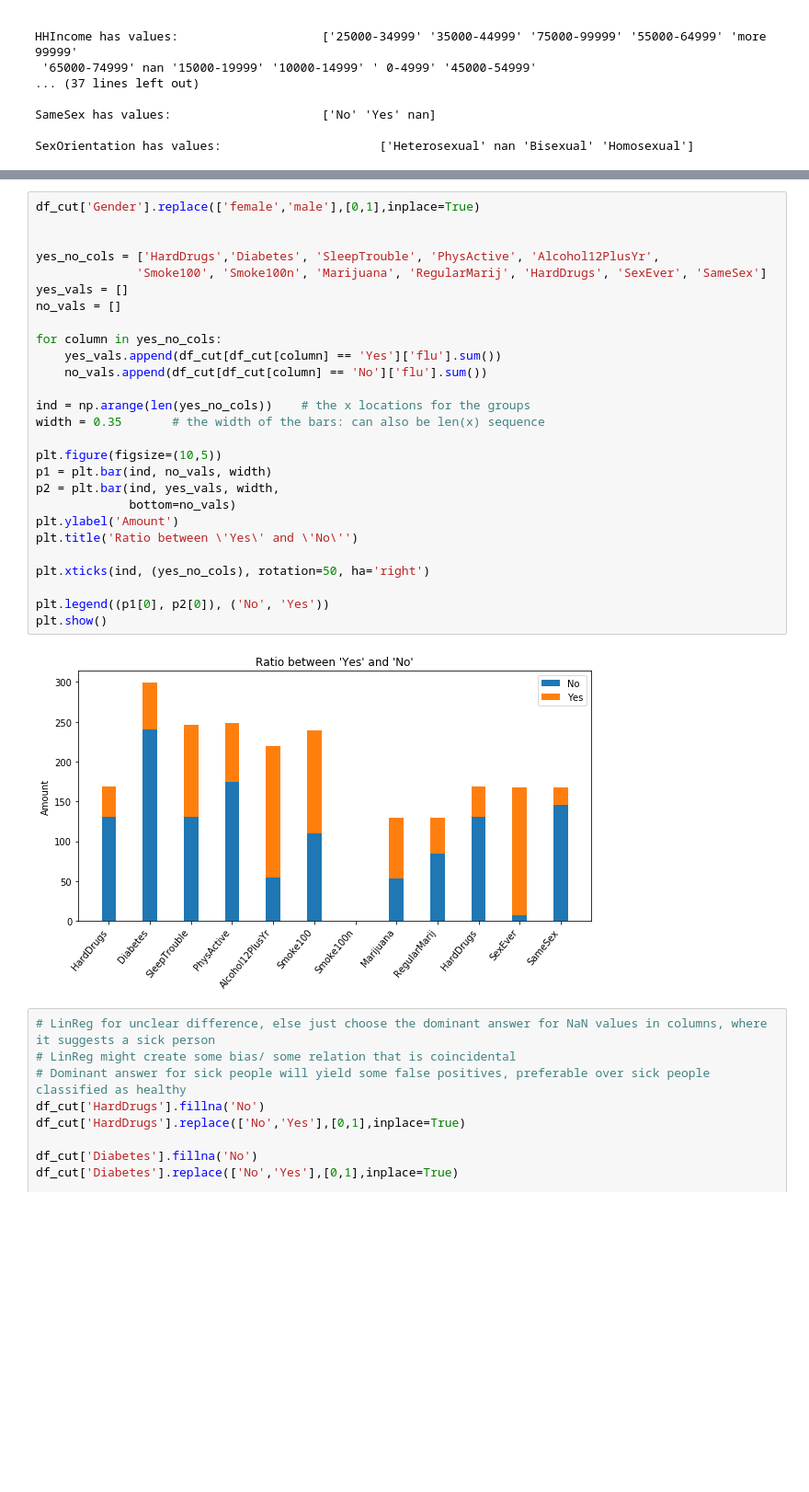
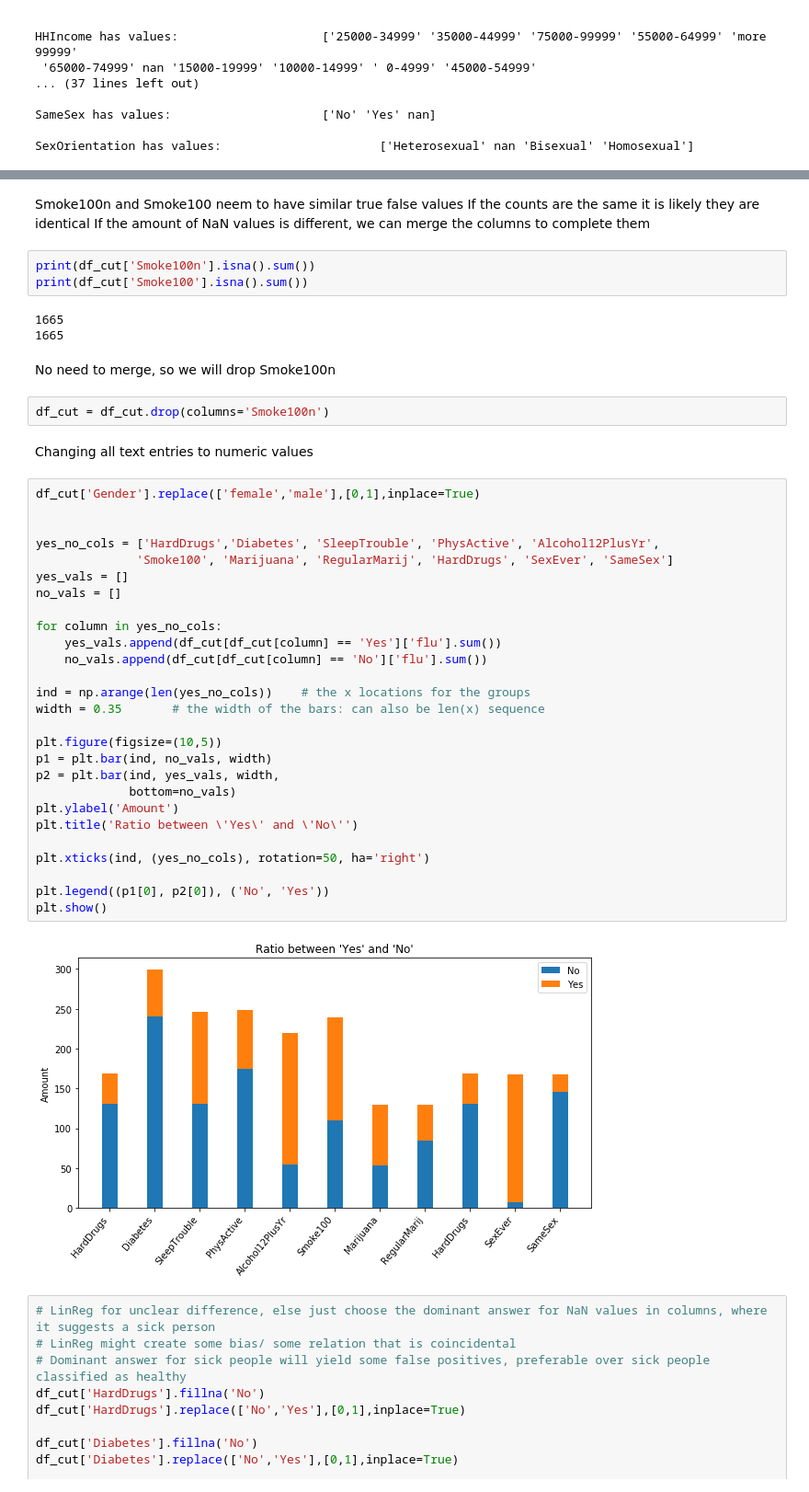
Before and after one commit to rikdijkstra/Data-Analysis-Kaggle-Competition, a Jupyter notebook: kaggle_starter.ipynb, the cells around one changed output, grey strips where cells are left out. Shown: that part at 92% size. Drawn from its saved outputs; the diff is of its cells as text; blank space fills up the shorter version.

```diff
--- a/kaggle_starter.ipynb
+++ b/kaggle_starter.ipynb
@@ -221,32 +313,48 @@ Nothing weird to see here, columns with simple 'male'/'female' or 'yes'/'no' can
+# %% [markdown]
+Smoke100n and Smoke100 neem to have similar true false values
+If the counts are the same it is likely they are identical
+If the amount of NaN values is different, we can merge the columns to complete them
+# %%
+print(df_cut['Smoke100n'].isna().sum())
+print(df_cut['Smoke100'].isna().sum())
+# %% [output]
+1665
+1665
+# %% [markdown]
+No need to merge, so we will drop Smoke100n
+# %%
+df_cut = df_cut.drop(columns='Smoke100n')
+# %% [markdown]
+Changing all text entries to numeric values
 # %%
 df_cut['Gender'].replace(['female','male'],[0,1],inplace=True)
 
 
 yes_no_cols = ['HardDrugs','Diabetes', 'SleepTrouble', 'PhysActive', 'Alcohol12PlusYr',
-              'Smoke100', 'Smoke100n', 'Marijuana', 'RegularMarij', 'HardDrugs', 'SexEver', 'SameSex']
+              'Smoke100', 'Marijuana', 'RegularMarij', 'HardDrugs', 'SexEver', 'SameSex']
 yes_vals = []
 no_vals = []
 
 for column in yes_no_cols:
     yes_vals.append(df_cut[df_cut[column] == 'Yes']['flu'].sum())
     no_vals.append(df_cut[df_cut[column] == 'No']['flu'].sum())
 
 ind = np.arange(len(yes_no_cols))    # the x locations for the groups
 width = 0.35       # the width of the bars: can also be len(x) sequence
 
 plt.figure(figsize=(10,5))
 p1 = plt.bar(ind, no_vals, width)
 p2 = plt.bar(ind, yes_vals, width,
              bottom=no_vals)
 plt.ylabel('Amount')
 plt.title('Ratio between \'Yes\' and \'No\'')
 
 plt.xticks(ind, (yes_no_cols), rotation=50, ha='right')
 
 plt.legend((p1[0], p2[0]), ('No', 'Yes'))
 plt.show()
 # %% [output]
-[figure, old version]
+[figure, new version]
 # %%
 # LinReg for unclear difference, else just choose the dominant answer for NaN values in columns, where it suggests a sick person
 # LinReg might create some bias/ some relation that is coincidental
```
Also changed, not shown: parts of 12 cells of this notebook.
